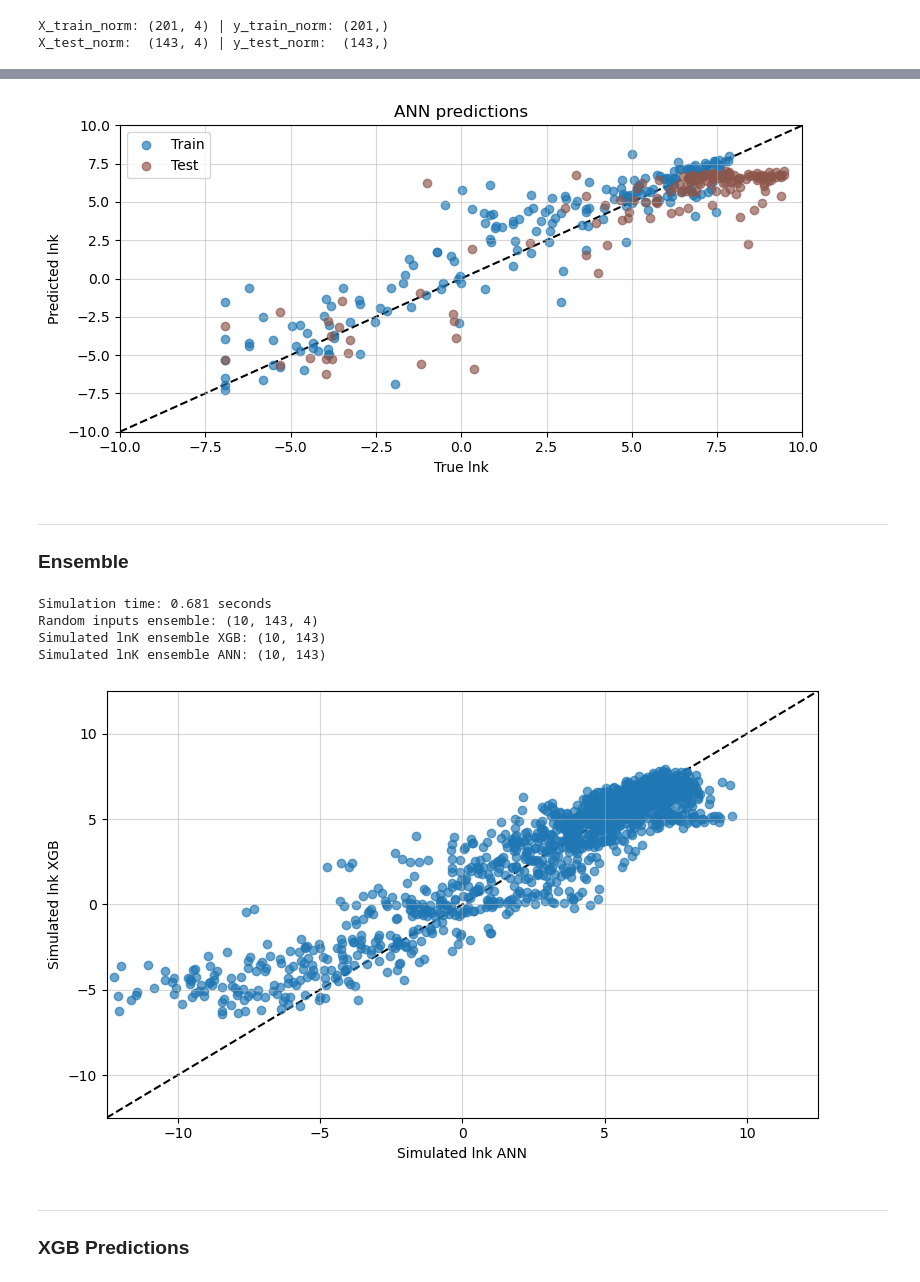
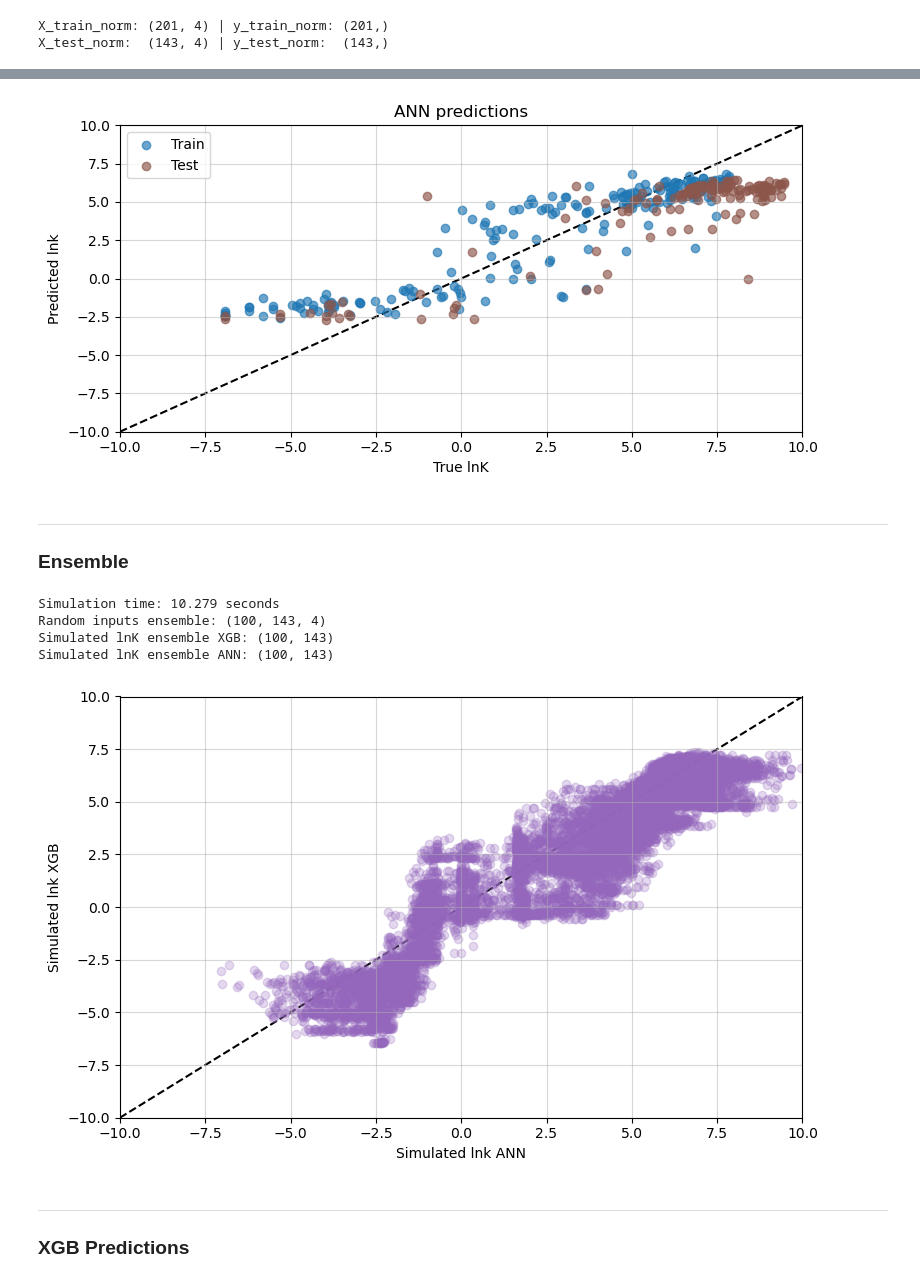
Before and after one commit to misaelmmorales/Drone-Rock-Classification, a Jupyter notebook: Uncertainty Quantification/Core_Realizations_Simulations.ipynb, the cells around one changed output, grey strips where cells are left out. Drawn from its saved outputs; the diff is of its cells as text; code cells hidden in the pictures.

```diff
--- a/Uncertainty Quantification/Core_Realizations_Simulations.ipynb
+++ b/Uncertainty Quantification/Core_Realizations_Simulations.ipynb
@@ -81,10 +98,10 @@ Depth - (143,)
 # %%
 # Train an XGBoost model
-xgb_model = XGBRegressor(n_estimators=50, random_state=42)
-xgb_model.fit(X_train, y_train)
+xgb_model = XGBRegressor(n_estimators=10, random_state=42)
+xgb_model.fit(X_train.values, y_train.values)
 
-y_train_pred = xgb_model.predict(X_train)
-y_test_pred  = xgb_model.predict(X_test)
+y_train_pred = xgb_model.predict(X_train.values)
+y_test_pred  = xgb_model.predict(X_test.values)
 print('Pred: train: {} | test: {}'.format(y_train_pred.shape, y_test_pred.shape))
 print('MSE:  train: {:.3f}  | test: {:.3f}'.format(mean_squared_error(y_train, y_train_pred), mean_squared_error(y_test, y_test_pred)))
 print('R2:   train: {:.3f}  | test: {:.3f}'.format(r2_score(y_train, y_train_pred), r2_score(y_test, y_test_pred)))
@@ -131,9 +148,13 @@ def make_model(n_layers:int=3, units:int=100, alpha:float=0.01, nonlinearity:str
 data_train = pd.concat([LN1_core, LN3_core])[['CRHOB (g/cc)', 'Por(%)','GR(API)', 'NPHI(v/v)', 'lnk']]
 data_test  = LN2_core[['CRHOB (g/cc)', 'Por(%)','GR(API)', 'NPHI(v/v)', 'lnk']]
 
-mu, sd = data_train.mean(), data_train.std()
-data_train_norm = (data_train - mu) / sd
-data_test_norm  = (data_test - mu) / sd
+mu,   sd   = data_train.mean(), data_train.std()
+dmin, dmax = data_train.min(), data_train.max()
+
+# data_train_norm = (data_train - mu) / sd
+# data_test_norm  = (data_test - mu) / sd
+data_train_norm = (data_train - dmin) / (dmax - dmin)
+data_test_norm  = (data_test - dmin) / (dmax - dmin)
 
 X_train_norm = data_train_norm[['CRHOB (g/cc)', 'Por(%)','GR(API)', 'NPHI(v/v)']]
 y_train_norm = data_train_norm['lnk']
@@ -146,7 +167,7 @@ print('X_test_norm:  {} | y_test_norm:  {}'.format(X_test_norm.shape, y_test_nor
 X_train_norm: (201, 4) | y_train_norm: (201,)
 X_test_norm:  (143, 4) | y_test_norm:  (143,)
 # %%
-model = make_model(n_layers=3, units=128, nonlinearity='relu')
+model = make_model(n_layers=5, units=64, nonlinearity='relu')
 print('# parameters: {:,}'.format(model.count_params()))
 
 model.compile(optimizer = optimizers.AdamW(learning_rate=1e-3, weight_decay=1e-2),
@@ -155,7 +176,7 @@ model.compile(optimizer = optimizers.AdamW(learning_rate=1e-3, weight_decay=1e-2
 
 start = time()
 fit = model.fit(X_train_norm, y_train_norm,
-                epochs           = 500,
+                epochs           = 300,
                 batch_size       = 10,
                 validation_split = 0.25,
                 shuffle          = True,
@@ -163,8 +184,11 @@ fit = model.fit(X_train_norm, y_train_norm,
 print('Training time: {:.3f} seconds'.format(time()-start))
 fit = pd.DataFrame(fit.history)
 
-y_train_pred_nn = model.predict(X_train_norm, verbose=False) * sd['lnk'] + mu['lnk']
-y_test_pred_nn  = model.predict(X_test_norm, verbose=False) * sd['lnk'] + mu['lnk']
+# Predict and back-transform
+# y_train_pred_nn = model.predict(X_train_norm, verbose=False) * sd['lnk'] + mu['lnk']
+# y_test_pred_nn  = model.predict(X_test_norm, verbose=False) * sd['lnk'] + mu['lnk']
+y_train_pred_nn = model.predict(X_train_norm, verbose=False) * (dmax['lnk'] - dmin['lnk']) + dmin['lnk']
+y_test_pred_nn  = model.predict(X_test_norm, verbose=False) * (dmax['lnk'] - dmin['lnk']) + dmin['lnk']
 print('NN - train: {} | test: {}'.format(y_train_pred_nn.shape, y_test_pred_nn.shape))
 
 print('MSE: train: {:.3f} | test: {:.3f}'.format(mean_squared_error(data_train['lnk'], y_train_pred_nn), mean_squared_error(data_test['lnk'], y_test_pred_nn)))
@@ -195,22 +219,23 @@ plt.scatter(y_test, y_test_pred_nn, marker='o', alpha=0.66, color='tab:brown', l
 plt.axline([0,0], [1,1], color='k', ls='--', zorder=0)
 
 plt.title('ANN predictions')
-plt.xlabel('True lnk'); plt.ylabel('Predicted lnk')
+plt.xlabel('True lnK'); plt.ylabel('Predicted lnk')
 plt.legend()
 plt.grid(True, which='both', alpha=0.5)
 plt.xlim(-10,10); plt.ylim(-10,10)
 plt.tight_layout()
 plt.show()
 # %% [output]
-[figure, old version]
+[figure, new version]
 # %% [markdown]
 ***
 ### Ensemble
 # %%
 # Now, create stochastic simulations by generating random perturbations in the input features
 mu_test, sd_test = X_test.mean(), X_test.std()
+min_test, max_test = X_test.min(), X_test.max()
 
-n_simulations = 10
+n_simulations = 100
 
 random_inputs = np.zeros((n_simulations, depth.shape[0], X_test.shape[1]))
 random_inputs_norm = np.zeros((n_simulations, depth.shape[0], X_test.shape[1]))
@@ -222,32 +247,34 @@ start = time()
 for i in range(n_simulations):
     for k in range(X_test.shape[-1]):
         random_inputs[i, :, k] = X_test.iloc[:,k] + np.random.normal(0, sd_test[k], size=depth.shape[0])
-        random_inputs_norm[i, :, k] = (random_inputs[i, :, k] - mu_test[k]) / sd_test[k]
+        #random_inputs_norm[i, :, k] = (random_inputs[i, :, k] - mu_test[k]) / sd_test[k] #normalize
+        random_inputs_norm[i, :, k] = (random_inputs[i, :, k] - dmin[k]) / (dmax[k] - dmin[k])
     simulated_lnk_xgb[i] = xgb_model.predict(random_inputs[i])
-    simulated_lnk_ann[i] = model.predict(random_inputs_norm[i], verbose=False).squeeze() * sd['lnk'] + mu['lnk']
+    #simulated_lnk_ann[i] = model.predict(random_inputs_norm[i], verbose=False).squeeze() * sd['lnk'] + mu['lnk'] #predict and back-transform
+    simulated_lnk_ann[i] = model.predict(random_inputs_norm[i], verbose=False).squeeze() * (dmax['lnk'] - dmin['lnk']) + dmin['lnk'] #predict and back-transform
 print('Simulation time: {:.3f} seconds'.format(time()-start))
 
 print('Random inputs ensemble: {}'.format(random_inputs.shape))
 print('Simulated lnK ensemble XGB: {}'.format(simulated_lnk_xgb.shape))
 print('Simulated lnK ensemble ANN: {}'.format(simulated_lnk_ann.shape))
 # %% [output]
-Simulation time: 0.681 seconds
-Random inputs ensemble: (10, 143, 4)
-Simulated lnK ensemble XGB: (10, 143)
-Simulated lnK ensemble ANN: (10, 143)
+Simulation time: 10.279 seconds
+Random inputs ensemble: (100, 143, 4)
+Simulated lnK ensemble XGB: (100, 143)
+Simulated lnK ensemble ANN: (100, 143)
 # %%
 plt.figure(figsize=(8,5))
-lims = 12.5
+lims = 10
 for i in range(n_simulations):
-    plt.scatter(simulated_lnk_ann[i], simulated_lnk_xgb[i], marker='o', alpha=0.66, color='C0')
+    plt.scatter(simulated_lnk_ann[i], simulated_lnk_xgb[i], marker='o', alpha=0.25, color='C4')
 plt.axline([0,0], [1,1], color='k', ls='--', zorder=0)
 plt.grid(True, which='both', alpha=0.5)
 plt.xlim(-lims, lims); plt.ylim(-lims, lims)
 plt.xlabel('Simulated lnk ANN'); plt.ylabel('Simulated lnk XGB')
 plt.tight_layout()
 plt.show()
 # %% [output]
-[figure, old version]
+[figure, new version]
 # %% [markdown]
 ***
 ### XGB Predictions
```
Also changed, not shown: parts of 17 cells of this notebook.
